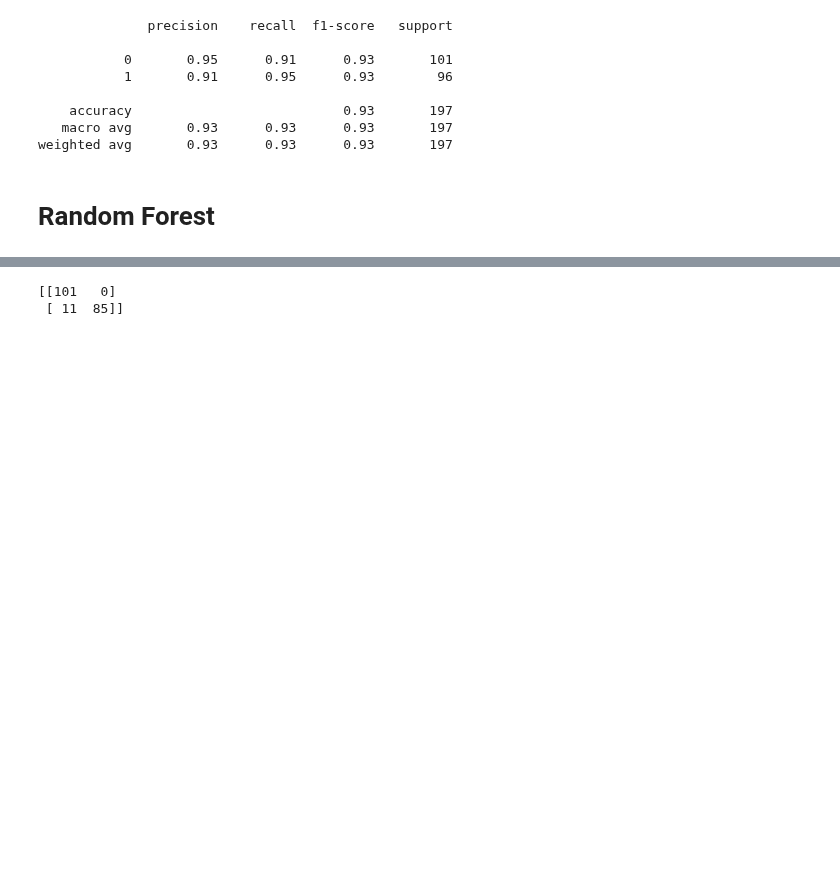
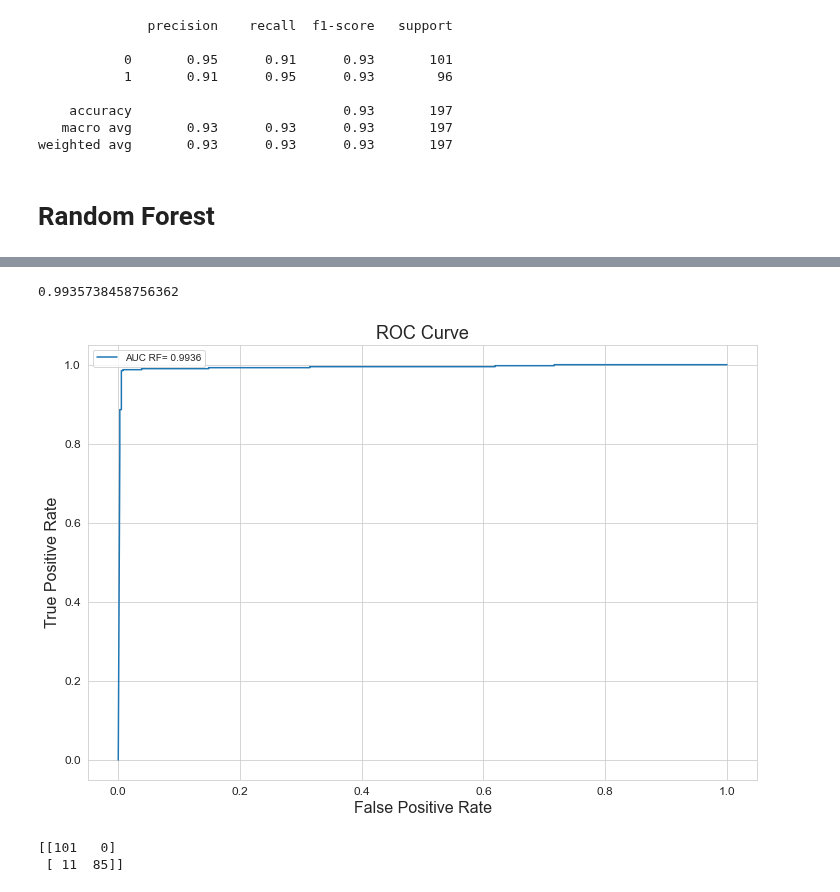
Before and after one commit to Raihana90/Credit-Card-Fraud-Detection, a Jupyter notebook: credit_card_Main.ipynb, the cells around one changed output, grey strips where cells are left out. Saved outputs shown, nothing was run; the diff lists cells and outputs as text; code cells hidden in the pictures; blank space fills up the shorter version.

```diff
--- a/credit_card_Main.ipynb
+++ b/credit_card_Main.ipynb
@@ -646,3 +664,27 @@ y_pred_RF = forest_clf.predict(X_test)
+# %%
+#now we can get the AUC
+auc_RF=roc_auc_score(y_train,y_pred_prob_RF[:,1])
+print(auc_RF)
+# %% [output]
+0.9935738458756362
+# %%
+#plot ROC with AUC
+plt.figure(figsize=(12,8))
+
+plt.plot(fpr_RF,tpr_RF,label='AUC RF= '+str(np.around(auc_RF,4)))
+
+
+
+plt.xlabel("False Positive Rate",fontsize=16)
+plt.ylabel("True Positive Rate",fontsize=16)
+
+plt.title("ROC Curve", fontsize=18)
+plt.xticks(fontsize=12)
+plt.yticks(fontsize=12)
+plt.legend(loc='best')
+plt.show()
+# %% [output]
+[figure, added]
 # %%
 print(confusion_matrix(y_test,y_pred_RF))
 print('\n')
```
Also changed, not shown: parts of 2 cells of this notebook.
